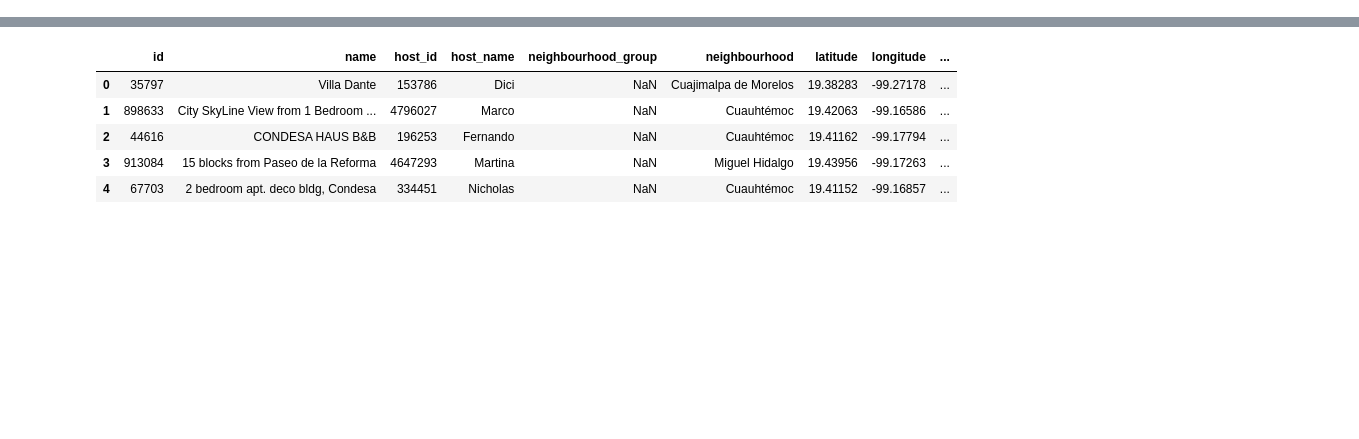
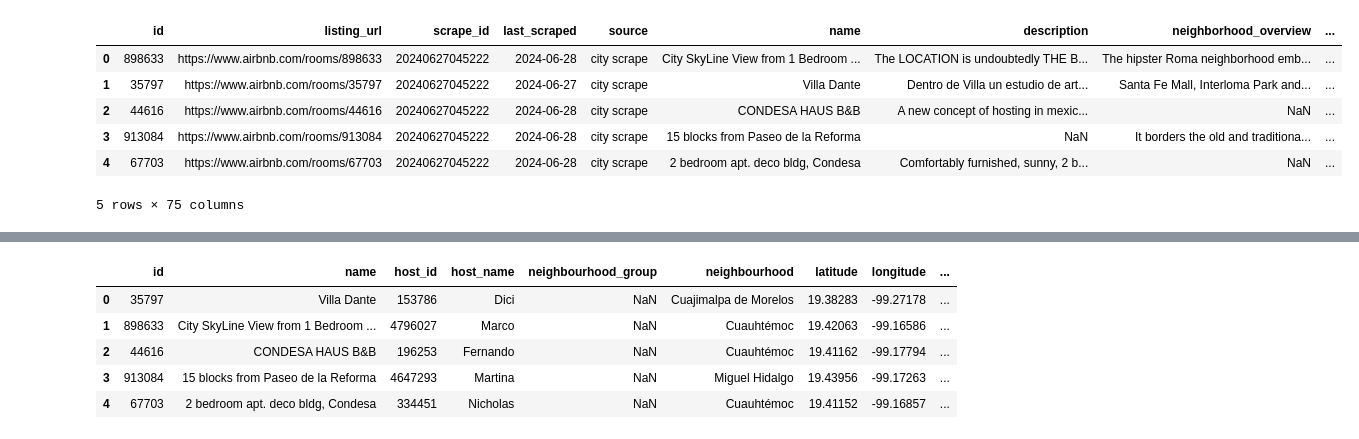
Before and after one commit to leonfgz48/Mineria_de_Datos_Proyecto, a Jupyter notebook: EDA_airbnb.ipynb, the cells around one changed output, grey strips where cells are left out. Saved outputs shown, nothing was run; the diff lists cells and outputs as text; code cells hidden in the pictures; blank space fills up the shorter version.

```diff
--- a/EDA_airbnb.ipynb
+++ b/EDA_airbnb.ipynb
@@ -8,3 +8,13 @@ raw_list = pd.read_csv("https://data.insideairbnb.com/mexico/df/mexico-city/2024
 clean_list = pd.read_csv("https://data.insideairbnb.com/mexico/df/mexico-city/2024-06-27/visualisations/listings.csv")
 calendar_data = pd.read_csv("https://data.insideairbnb.com/mexico/df/mexico-city/2024-06-27/data/calendar.csv.gz", compression='gzip')
 reviews_data = pd.read_csv("https://data.insideairbnb.com/mexico/df/mexico-city/2024-06-27/data/reviews.csv.gz", compression='gzip')
+# %%
+raw_list.head()
+# %% [output]
+|  | id | listing_url | scrape_id | last_scraped | source | name | description | neighborhood_overview | ... |
+| 0 | 898633 | https://www.airbnb.com/rooms/898633 | 20240627045222 | 2024-06-28 | city scrape | City SkyLine View from 1 Bedroom ... | The LOCATION is undoubtedly THE B... | The hipster Roma neighborhood emb... | ... |
+| 1 | 35797 | https://www.airbnb.com/rooms/35797 | 20240627045222 | 2024-06-27 | city scrape | Villa Dante | Dentro de Villa un estudio de art... | Santa Fe Mall, Interloma Park and... | ... |
+| 2 | 44616 | https://www.airbnb.com/rooms/44616 | 20240627045222 | 2024-06-28 | city scrape | CONDESA HAUS B&B | A new concept of hosting in mexic... | NaN | ... |
+| 3 | 913084 | https://www.airbnb.com/rooms/913084 | 20240627045222 | 2024-06-28 | city scrape | 15 blocks from Paseo de la Reforma | NaN | It borders the old and traditiona... | ... |
+| 4 | 67703 | https://www.airbnb.com/rooms/67703 | 20240627045222 | 2024-06-28 | city scrape | 2 bedroom apt. deco bldg, Condesa | Comfortably furnished, sunny, 2 b... | NaN | ... |
+5 rows × 75 columns
```
Also changed, not shown: parts of 26 cells of this notebook.
